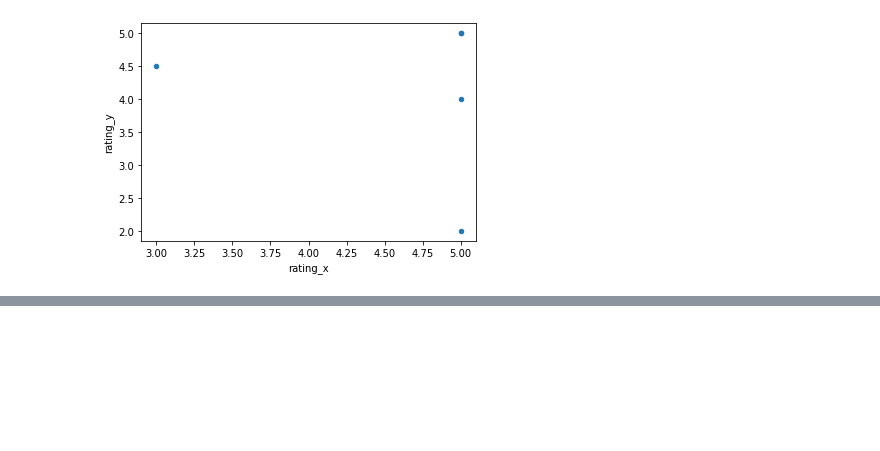
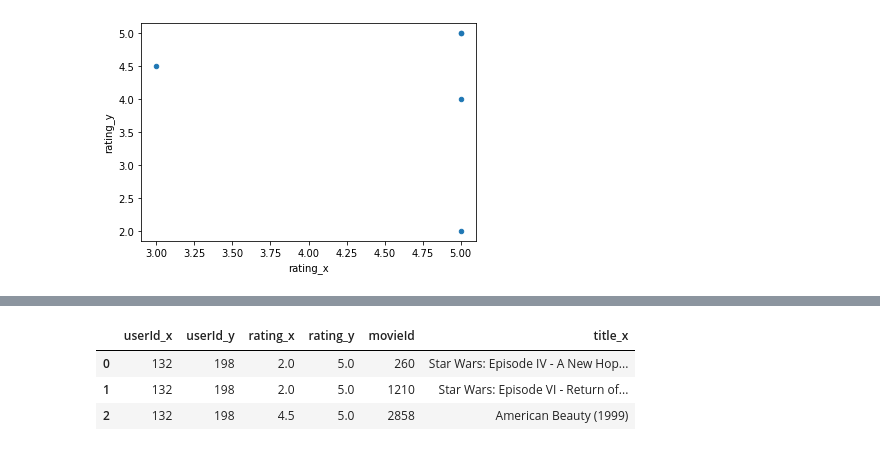
Before and after one commit to mg-um/umpe-ml2, a Jupyter notebook: UMPE - ML2 - Recomendadores.ipynb, the cells around one changed output, grey strips where cells are left out. Drawn from its saved outputs; the diff is of its cells as text; code cells hidden in the pictures; blank space fills up the shorter version.

```diff
--- a/UMPE - ML2 - Recomendadores.ipynb
+++ b/UMPE - ML2 - Recomendadores.ipynb
@@ -138,0 +150,7 @@ def
+# %%
+compare_users(132, 198)
+# %% [output]
+|  | userId_x | userId_y | rating_x | rating_y | movieId | title_x |
+| 0 | 132 | 198 | 2.0 | 5.0 | 260 | Star Wars: Episode IV - A New Hop... |
+| 1 | 132 | 198 | 2.0 | 5.0 | 1210 | Star Wars: Episode VI - Return of... |
+| 2 | 132 | 198 | 4.5 | 5.0 | 2858 | American Beauty (1999) |
```
Also changed, not shown: parts of 3 cells of this notebook.
